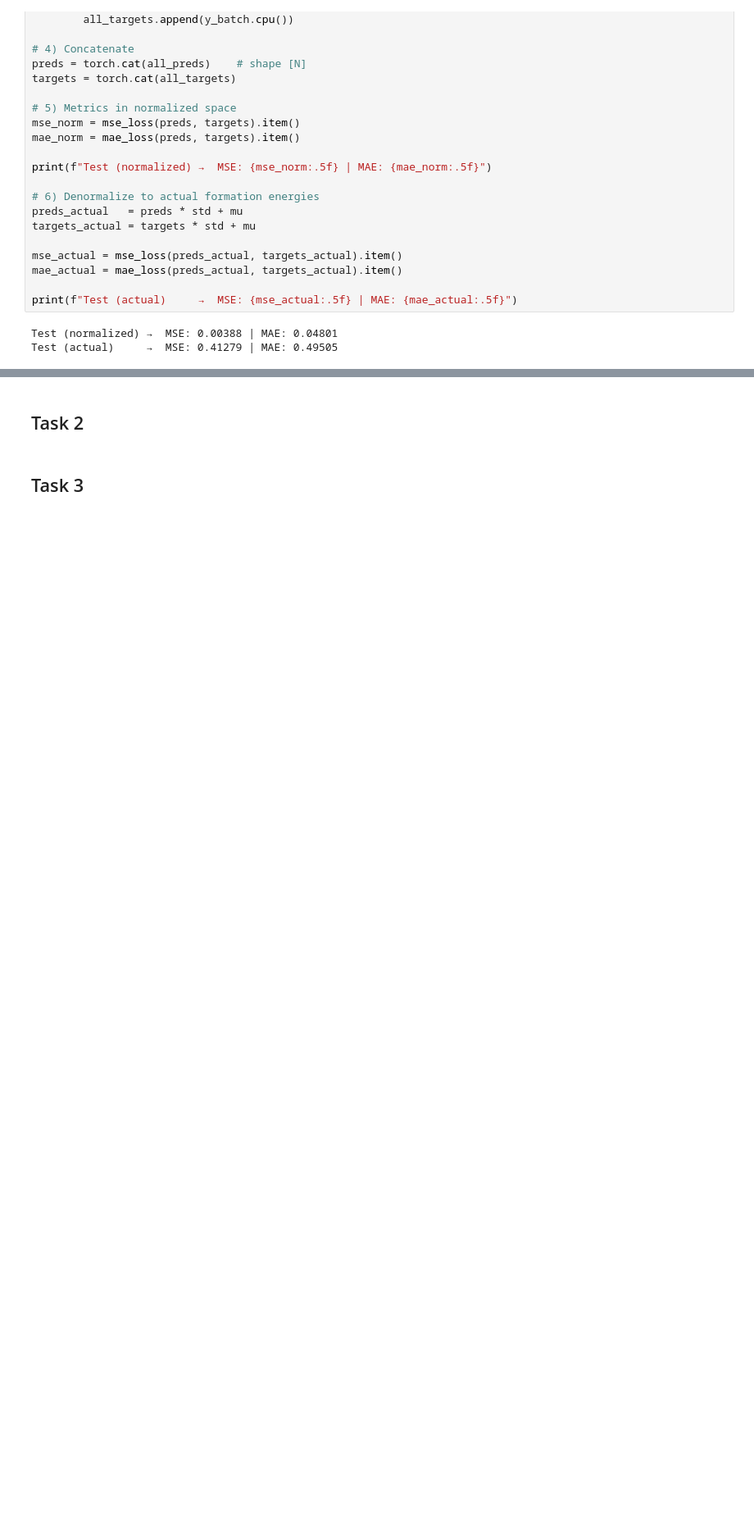
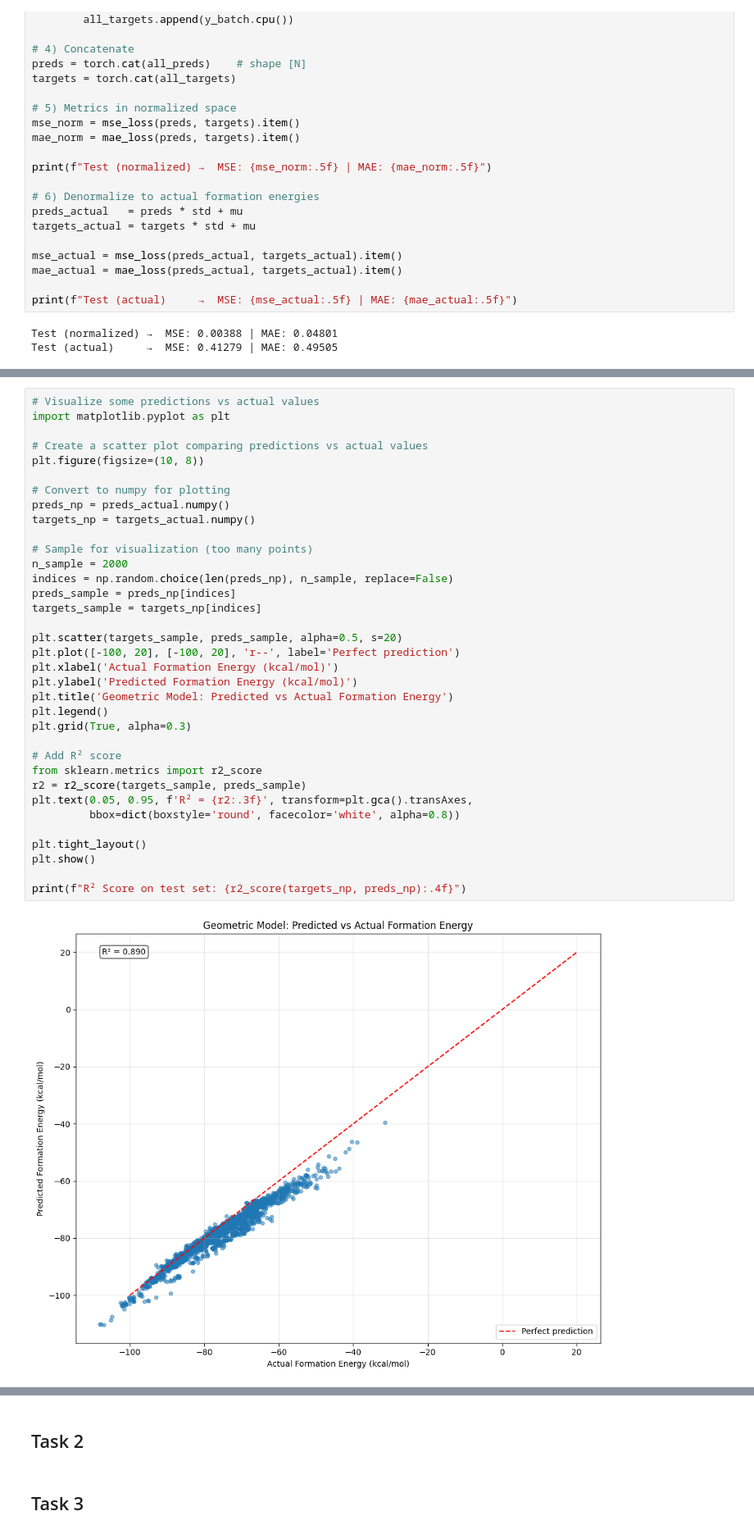
Before and after one commit to Zouu-X/DL_ass2, a Jupyter notebook: ass2_skeleton.ipynb, the cells around one changed output, grey strips where cells are left out. Shown: that part at 82% size. Cells and saved outputs as stored; diff of their text form; blank space fills up the shorter version.

```diff
--- a/ass2_skeleton.ipynb
+++ b/ass2_skeleton.ipynb
@@ -373,0 +598,37 @@ Test (actual)     →  MSE: 0.41279 | MAE: 0.49505
+# %%
+# Visualize some predictions vs actual values
+import matplotlib.pyplot as plt
+
+# Create a scatter plot comparing predictions vs actual values
+plt.figure(figsize=(10, 8))
+
+# Convert to numpy for plotting
+preds_np = preds_actual.numpy()
+targets_np = targets_actual.numpy()
+
+# Sample for visualization (too many points)
+n_sample = 2000
+indices = np.random.choice(len(preds_np), n_sample, replace=False)
+preds_sample = preds_np[indices]
+targets_sample = targets_np[indices]
+
+plt.scatter(targets_sample, preds_sample, alpha=0.5, s=20)
+plt.plot([-100, 20], [-100, 20], 'r--', label='Perfect prediction')
+plt.xlabel('Actual Formation Energy (kcal/mol)')
+plt.ylabel('Predicted Formation Energy (kcal/mol)')
+plt.title('Geometric Model: Predicted vs Actual Formation Energy')
+plt.legend()
+plt.grid(True, alpha=0.3)
+
+# Add R² score
+from sklearn.metrics import r2_score
+r2 = r2_score(targets_sample, preds_sample)
+plt.text(0.05, 0.95, f'R² = {r2:.3f}', transform=plt.gca().transAxes,
+         bbox=dict(boxstyle='round', facecolor='white', alpha=0.8))
+
+plt.tight_layout()
+plt.show()
+
+print(f"R² Score on test set: {r2_score(targets_np, preds_np):.4f}")
+# %% [output]
+[figure, added]
```
Also changed, not shown: parts of 15 cells of this notebook, 2 other files.
